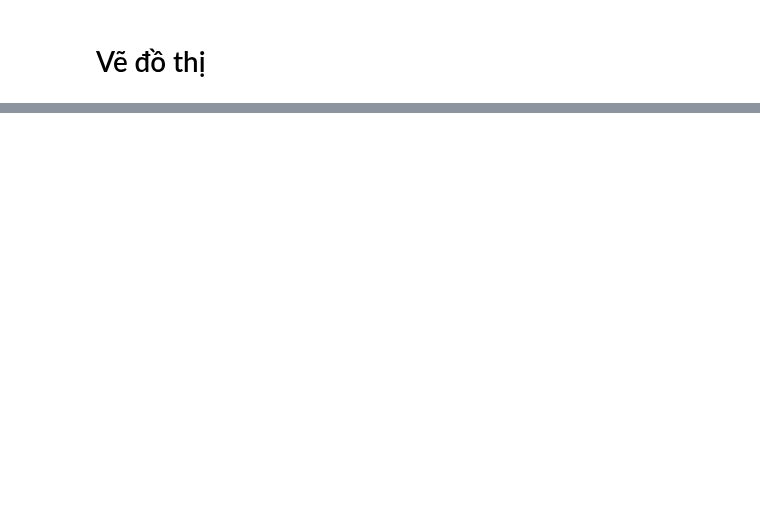
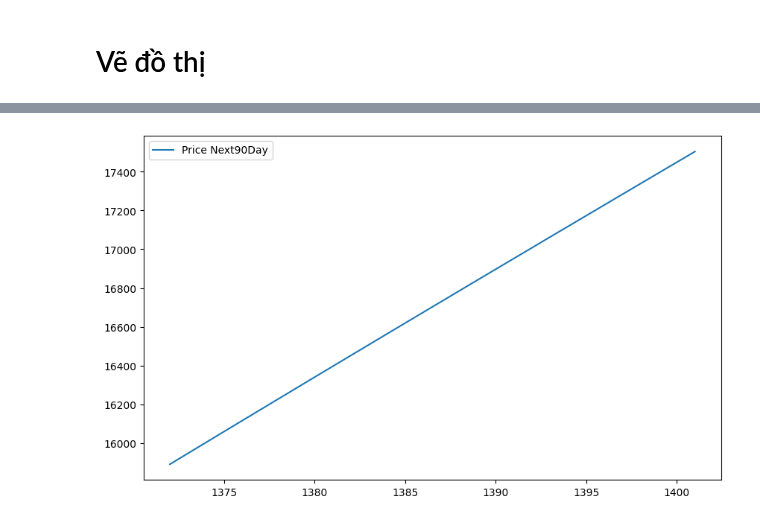
Before and after one commit to xuanquynhle/IS403.O21.HTCL_Team5, a Jupyter notebook: GRU_Model/HPG_GRU_Model_70_30.ipynb, the cells around one changed output, grey strips where cells are left out. Saved outputs shown, nothing was run; the diff lists cells and outputs as text; code cells hidden in the pictures; blank space fills up the shorter version.

```diff
--- a/GRU_Model/HPG_GRU_Model_70_30.ipynb
+++ b/GRU_Model/HPG_GRU_Model_70_30.ipynb
@@ -260,0 +18,3 @@ while i < 60:
+# %%
+df = pd.read_csv('HPG Historical Data.csv',delimiter=",", thousands=',')
+df
@@ -348,0 +268,7 @@ plt.show()
+# %%
+plt.figure(figsize=(10, 6))
+plt.plot(predict_index_90, scaler.inverse_transform(lst_output_90[60:]))
+plt.legend(['Price Next90Day'])
+plt.show()
+# %% [output]
+[figure, added]
```
Also changed, not shown: parts of 37 cells of this notebook.
